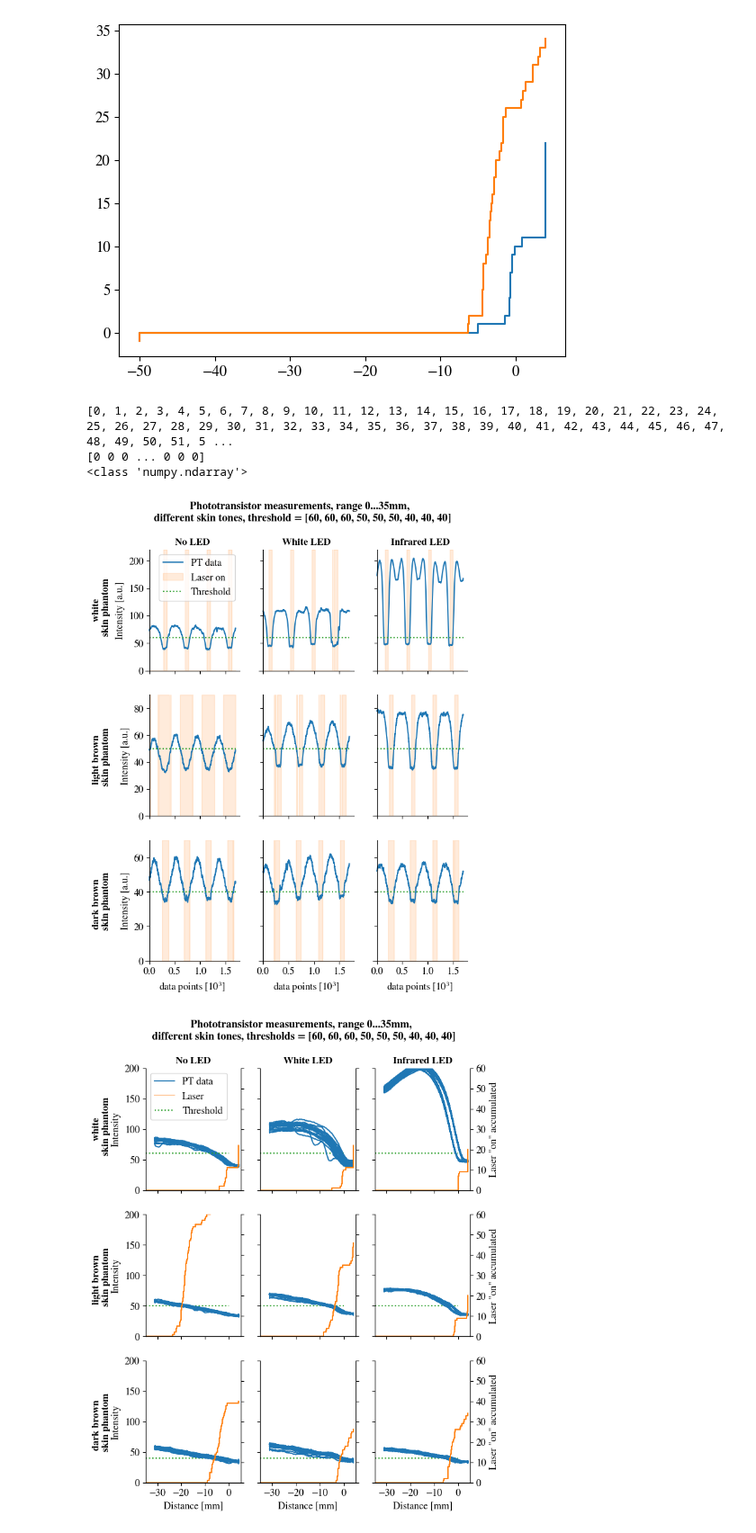
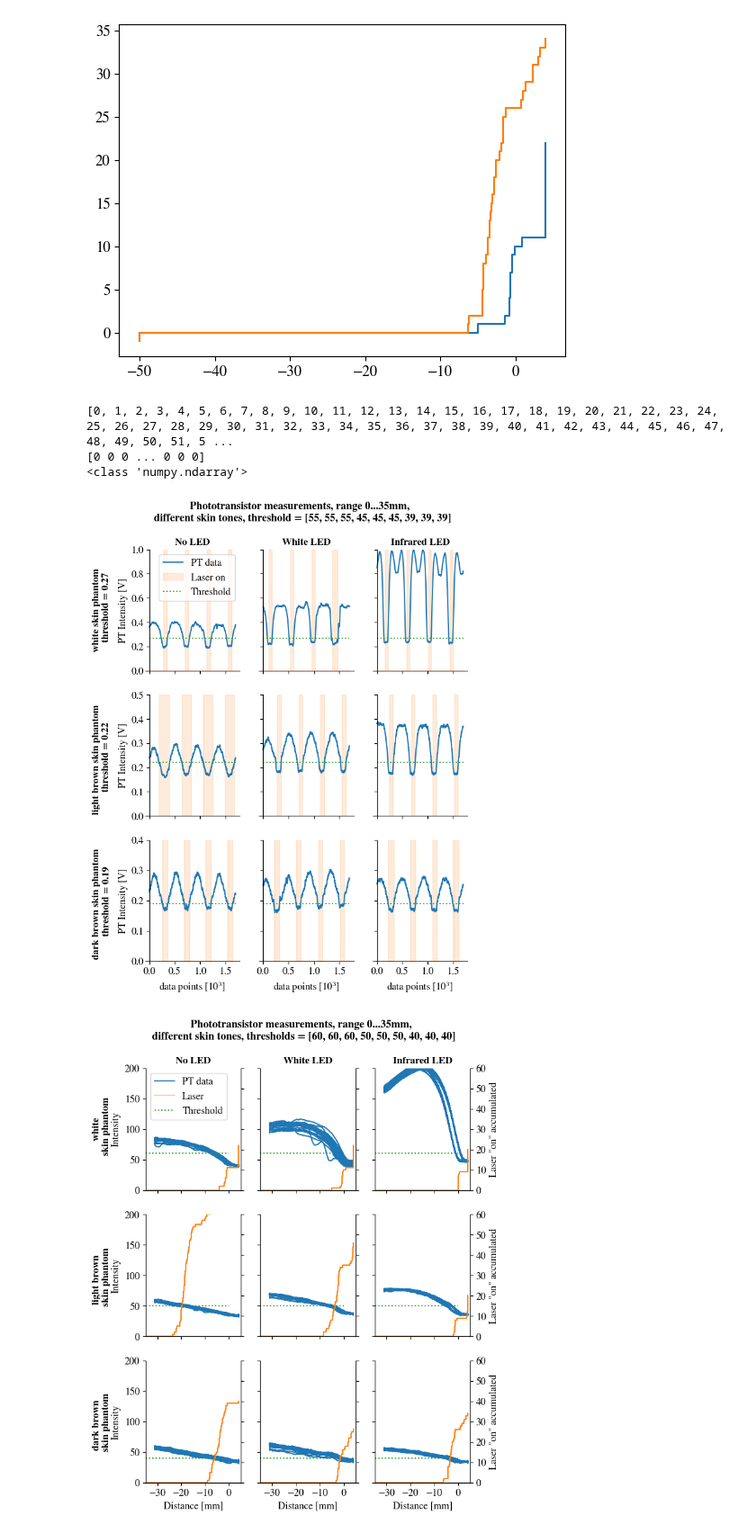
Before and after one commit to annnnna42/Arduino_KDC101_Control_and_Evaluation, a Jupyter notebook: merge/merge_plots.ipynb, the cells around one changed output. Shown at 90% size. Saved outputs shown, nothing was run; the diff lists cells and outputs as text; code cells hidden in the pictures.

```diff
--- a/merge/merge_plots.ipynb
+++ b/merge/merge_plots.ipynb
@@ -139,8 +139,8 @@ def find_min_max_y(serial_data):
     y_max = []
     y_min = []
 
-    max, _ = find_peaks(serial_data, prominence=5, distance=500)
-    min, _ = find_peaks(-np.array(serial_data), prominence = 5, distance=500)
+    max, _ = find_peaks(serial_data, prominence=5, distance=80)
+    min, _ = find_peaks(-np.array(serial_data), prominence = 5, distance=80)
 
     for i in range(len(max)):
         y_max.append(serial_data[max[i]])
@@ -325,7 +387,7 @@ norm = [47,47,47,47,47,47,47,47,47]
 frames = []
 buffer_size = 10
 dev_ps = [3,3,3,3,3,3,3,3,3]
-threshold = [60,60,60,50,50,50,40,40,40]
+threshold = [55,55,55,45,45,45,39,39,39]
 
 
 
@@ -613,29 +675,25 @@ fig, axs = plt.subplots(3,3, figsize=(7,9))
 
 end = 1700
 #end = len(list(frames[0][1].stage))
-ylim_0=220
-ylim_1=90
-ylim_2=70
+ylim_0=204
+ylim_1=102
+ylim_2=82
 
 size = 60
 fs = 12
 plt.rcParams['font.size'] = 12
 
+def raw_to_voltage(raw):
+    return raw * (5.0 / 1023)
 
 def make_text():
     # axis specific stuff, outside loop
     # # set labels
-    axs[0,0].set(ylabel='Intensity [a.u.]')
-    axs[1,0].set(ylabel='Intensity [a.u.]')
-    axs[2,0].set(ylabel='Intensity [a.u.]',xlabel='data points [$10^{3}$]')
+    axs[0,0].set(ylabel='PT Intensity [V]')
+    axs[1,0].set(ylabel='PT Intensity [V]')
+    axs[2,0].set(ylabel='PT Intensity [V]',xlabel='data points [$10^{3}$]')
     axs[2,1].set(xlabel='data points [$10^{3}$]')
     axs[2,2].set(xlabel='data points [$10^{3}$]')
-    # ylabels = ['{:,.2f}'.format(y) for y in np.array([0.,int(ylim_0/4), int(ylim_0/2),int(ylim_0*3/4),ylim_0])*5/1023]
-    # axs[0,0].set_yticklabels(ylabels)
-    # ylabels = ['{:,.2f}'.format(y) for y in np.array([0.,int(ylim_1/4), int(ylim_1/2),int(ylim_1*3/4),ylim_1])*5/1023]
-    # axs[1,0].set_yticklabels(ylabels)
-    # ylabels = ['{:,.2f}'.format(y) for y in np.array([0., int(ylim_2/3),int(ylim_2*2/3),ylim_2])*5/1023]
-    # axs[2,0].set_yticklabels(ylabels)
 
     # # set titles
     axs[0,0].set_title('No LED', weight='bold', fontsize=fs)
@@ -650,9 +708,9 @@ def make_text():
     axs[2,2].set_yticklabels([])
 
     fig.text(0.5, 0.95, f"Phototransistor measurements, range 0...35mm, \n different skin tones, threshold = {threshold}", va='center', ha='center', rotation='horizontal', fontsize=fs+1, weight='bold')
-    fig.text(0.02, 0.77, 'white \n skin phantom', va='center', ha='center', rotation='vertical', fontsize=fs, weight='bold')
-    fig.text(0.02, 0.49, 'light brown \n skin phantom', va='center', ha='center', rotation='vertical', fontsize=fs, weight='bold')
-    fig.text(0.02, 0.22, 'dark brown \n skin phantom', va='center', ha='center', rotation='vertical', fontsize=fs, weight='bold')
+    fig.text(0.02, 0.77, f'white skin phantom \n threshold = {round(threshold[0]*(5/1023),2)}', va='center', ha='center', rotation='vertical', fontsize=fs, weight='bold')
+    fig.text(0.02, 0.49, f'light brown skin phantom \n threshold = {round(threshold[3]*(5/1023),2)}', va='center', ha='center', rotation='vertical', fontsize=fs, weight='bold')
+    fig.text(0.02, 0.22, f'dark brown skin phantom \n threshold = {round(threshold[6]*(5/1023),2)}', va='center', ha='center', rotation='vertical', fontsize=fs, weight='bold')
 
 for i, ax in enumerate(axs.flatten()):
     ax.set_xticks([0,500,1000,1500])
@@ -667,43 +725,66 @@ for i, ax in enumerate(axs.flatten()):
         ax.set_ylim([0,ylim_0])
         ax.set_xticklabels([])
 
+
+        # ylim = ylim_0
+        ax.set_ylim(0, ylim_0)
+        raw_ticks = np.linspace(0, ylim_0, 6)  # 11 ticks from 0 to 1023
+        voltage_ticks = raw_to_voltage(raw_ticks)
+        ax.set_yticks(raw_ticks)
+        ax.set_yticklabels([f'{tick:.1f}' for tick in voltage_ticks])
+
         ax.legend(loc="upper right")
 
     else:
         if i in [1,2]:
 
             ax.fill_between(list(frames[i][1].index)[0:end], ylim_0*np.array(list(frames[i][1].laser_pt)[0:end]), color='C1', alpha=0.15)
             ax.set_ylim([0,ylim_0])
             ax.set_xticklabels([])
 
+            raw_ticks = np.linspace(0, ylim_0, 6)  # 11 ticks from 0 to 1023
+            voltage_ticks = raw_to_voltage(raw_ticks)
+            ax.set_yticks(raw_ticks)
+            ax.set_yticklabels([f'{tick:.1f}' for tick in voltage_ticks])
+
+
         elif i in [3,4,5]:
             ax.fill_between(list(frames[i][1].index)[0:end], ylim_1*np.array(list(frames[i][1].laser_pt)[0:end]), color='C1', alpha=0.15)
             ax.set_ylim([0,ylim_1])
             ax.set_xticklabels([])
+
+            raw_ticks = np.linspace(0, ylim_1, 6)  # 11 ticks from 0 to 1023
+            voltage_ticks = raw_to_voltage(raw_ticks)
+            ax.set_yticks(raw_ticks)
+            ax.set_yticklabels([f'{tick:.1f}' for tick in voltage_ticks])
 
         elif i in [6,7,8]:
             ax.fill_between(list(frames[i][1].index)[0:end], ylim_2*np.array(list(frames[i][1].laser_pt)[0:end]), color='C1', alpha=0.15)
             ax.set_ylim([0,ylim_2])
             xlabels = ['{:,.1f}'.format(x) for x in ax.get_xticks()/1000]
             ax.set_xticklabels(xlabels)
 
-
+            raw_ticks = np.linspace(0, ylim_2, 5)  # 11 ticks from 0 to 1023
+            voltage_ticks = raw_to_voltage(raw_ticks)
+            ax.set_yticks(raw_ticks)
+            ax.set_yticklabels([f'{tick:.1f}' for tick in voltage_ticks])
 
         ax.plot(list(frames[i][1].index)[0:end], list(frames[i][1].avg)[0:end])
         ax.hlines(y=threshold[i], xmin=0, xmax=end, color='C2', ls=':')
 
 sns.despine()
 make_text()
 
 print(type(axs[0,0].get_yticks()))
-# name_file = f"PT_compare_LED_threshold_{threshold}_buffer_{buffer_size}_vs_cycle"
-# plt.savefig(f"../../../LaTex/Master Thesis/figures/{name_file}.pdf")
-# plt.savefig(f"../../../LaTex/Master Thesis/figures/{name_file}.png")
+name_file = f"PT_compare_LED_threshold_{threshold[0]}_{threshold[3]}_{threshold[6]}_buffer_{buffer_size}_vs_cycle"
+plt.savefig(f"../../../LaTex/Master Thesis/figures/{name_file}.pdf")
+plt.savefig(f"../../../LaTex/Master Thesis/figures/{name_file}.png")
+plt.savefig(f"../../../LaTex/Master Thesis/figures/{name_file}.svg")
 # %% [output]
 [0, 1, 2, 3, 4, 5, 6, 7, 8, 9, 10, 11, 12, 13, 14, 15, 16, 17, 18, 19, 20, 21, 22, 23, 24, 25, 26, 27, 28, 29, 30, 31, 32, 33, 34, 35, 36, 37, 38, 39, 40, 41, 42, 43, 44, 45, 46, 47, 48, 49, 50, 51, 5 ...
 [0 0 0 ... 0 0 0]
 <class 'numpy.ndarray'>
-[figure, old version]
+[figure, new version]
 # %%
 # make big 3x3 plot for LED comparison (over # cycles), include LASER on/off
 # or 1x3
```
Also changed, not shown: parts of 3 cells of this notebook, 2 other files.
